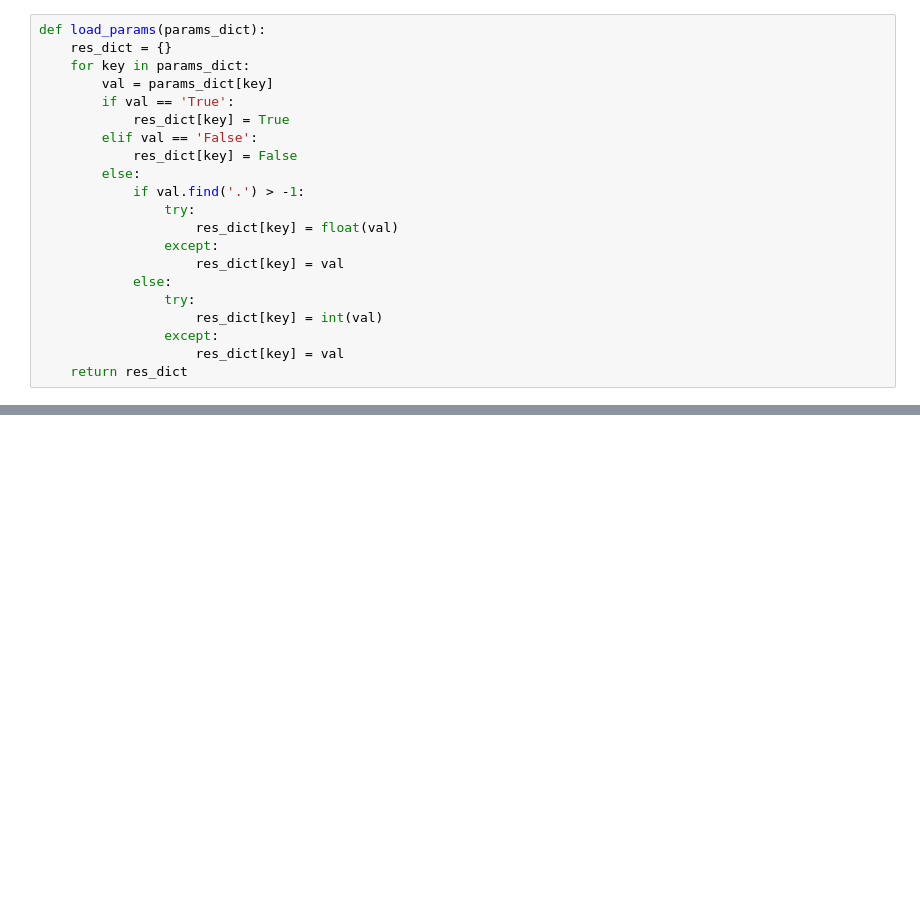
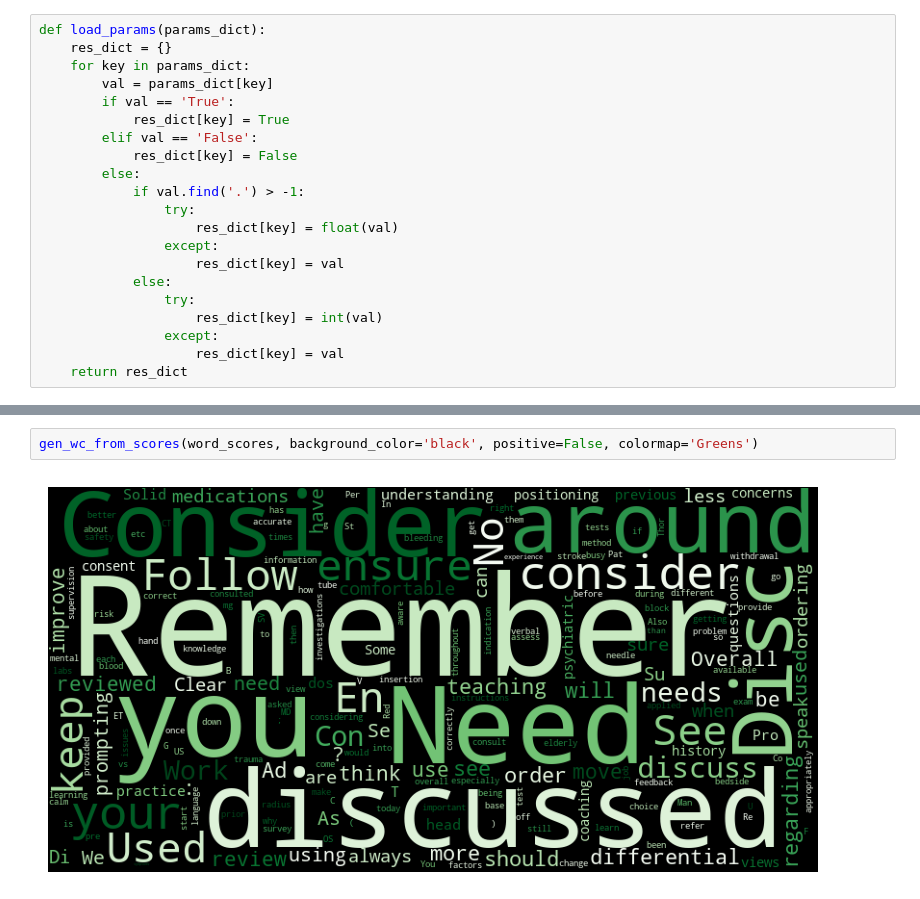
Before and after one commit to maxspad/nlp-qual, a Jupyter notebook: notebooks/explore/interp/interp.ipynb, the cells around one changed output, grey strips where cells are left out. Drawn from its saved outputs; the diff is of its cells as text; blank space fills up the shorter version.

```diff
--- a/notebooks/explore/interp/interp.ipynb
+++ b/notebooks/explore/interp/interp.ipynb
@@ -103,0 +312,4 @@ Legend: Negative Neutral Positive
+# %%
+gen_wc_from_scores(word_scores, background_color='black', positive=False, colormap='Greens')
+# %% [output]
+[figure, added]
```
Also changed, not shown: parts of 33 cells of this notebook, 1 other file.
